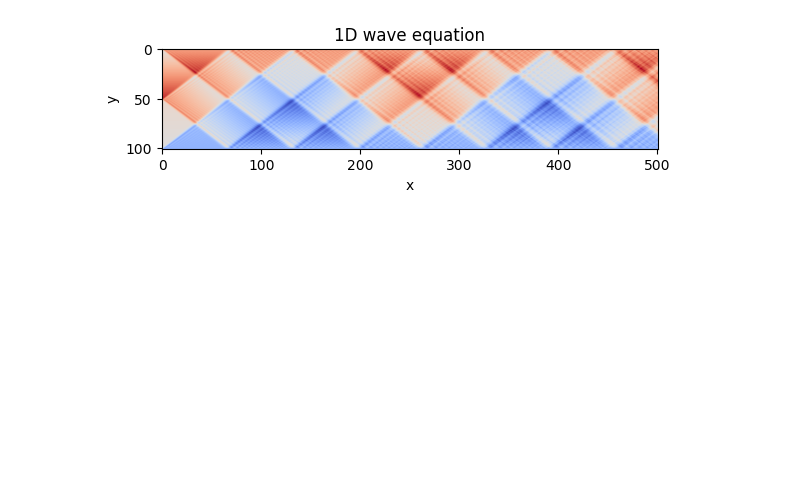
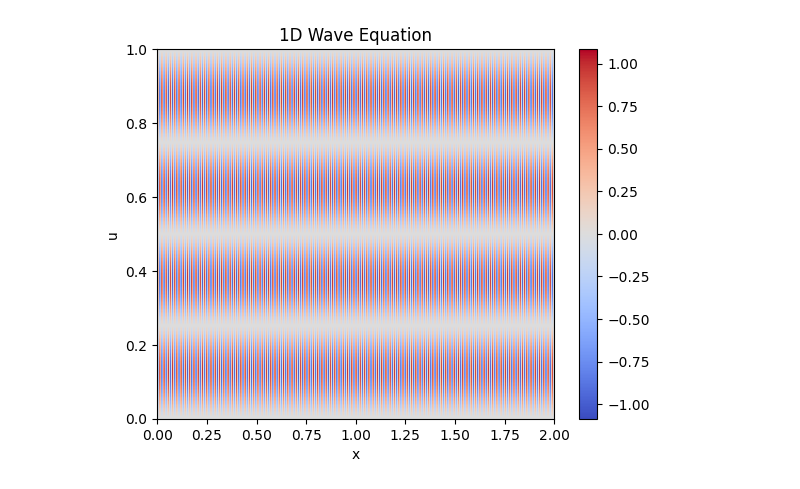
Before and after one commit to Draminika/Zaj-cia-SciComPy, a Jupyter notebook: 11.2.ipynb, the cells around one changed output. Saved outputs shown, nothing was run; the diff lists cells and outputs as text; code cells hidden in the pictures; blank space fills up the shorter version.

```diff
--- a/11.2.ipynb
+++ b/11.2.ipynb
@@ -1,32 +1,37 @@
 # %%
 import numpy as np
 import matplotlib.pyplot as plt
 
-Nx, Nt, L, T = 100, 500, 1, 2
-t = np.linspace(0, T, num=Nt+1, dtype=float)
-x = np.linspace(0, L, num=Nx+1, dtype=float)
+Nx = 100
+Nt = 500
+L = 1.0
+T = 2.0
+
+dx = L / Nx
+dt = T / Nt
+
 c = 1.94
-dx = x[1] - x[0]
-dt = t[1] - t[0]
-r = (c*dt/dx)**2
-assert r < 1
+r = (c * dt / dx) ** 2
+assert r < 1.0
 
-u = np.empty((Nx+1, Nt+1), dtype=float)
-u[:, 0] = np.where(x <= 0.5, 2*x, 0.2*(1-x))  # Updated initial condition
-assert u[0, 0] == 0 and u[Nx, 0] == 0
+x = np.linspace(0.0, L, num=Nx+1)
+t = np.linspace(0.0, T, num=Nt+1)
 
-u[0, :] = 0.5  # Updated left boundary condition
-u[Nx, :] = -0.5  # Updated right boundary condition
+u = np.zeros((Nx+1, Nt+1))
+u[:, 0] = np.sin(4 * np.pi * x)
 
-u[1:-1, 1] = u[1:-1, 0] + 0.5*r*(u[:-2, 0] - 2*u[1:-1, 0] + u[2:, 0])
-for a in range(1, Nt):
-    for b in range(1, Nx):
-        u[b, a+1] = -u[b, a-1] + 2*u[b, a] + r*(u[b-1, a] - 2*u[b, a] + u[b+1, a])
+u[0, :] = 0.0
+u[Nx, :] = 0.0
 
-plt.title('1D wave equation')
-plt.xlabel("x")
-plt.ylabel("y")
-plt.imshow(u, cmap='coolwarm', interpolation='hamming')
+for n in range(1, Nt+1):
+    for i in range(1, Nx):
+        u[i, n] = 2 * (1 - r) * u[i, n-1] - u[i, n-2] + r * (u[i-1, n-1] - 2 * u[i, n-1] + u[i+1, n-1])
+
+plt.title('1D Wave Equation')
+plt.xlabel('x')
+plt.ylabel('u')
+plt.imshow(u, cmap='coolwarm', aspect='auto', extent=[0, T, 0, L])
+plt.colorbar()
 plt.show()
 # %% [output]
-[figure, old version]
+[figure, new version]
```
